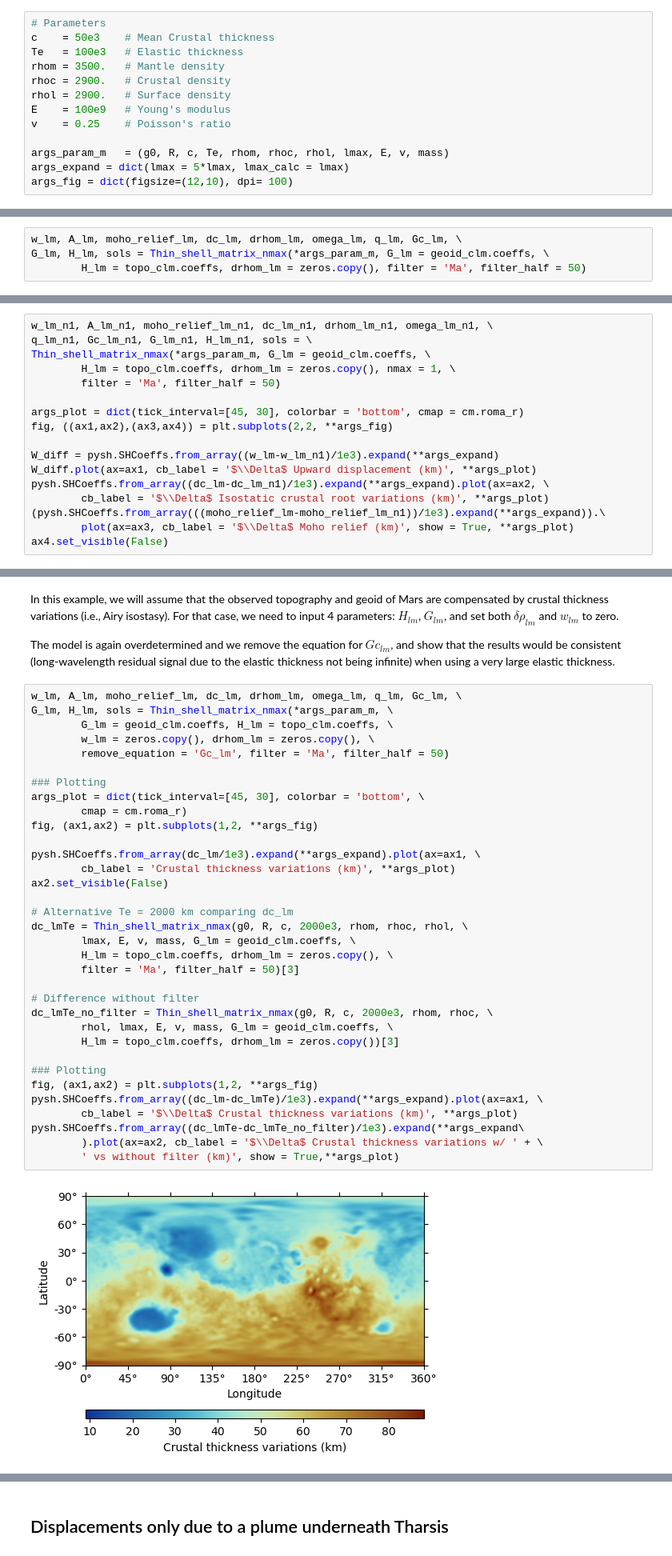
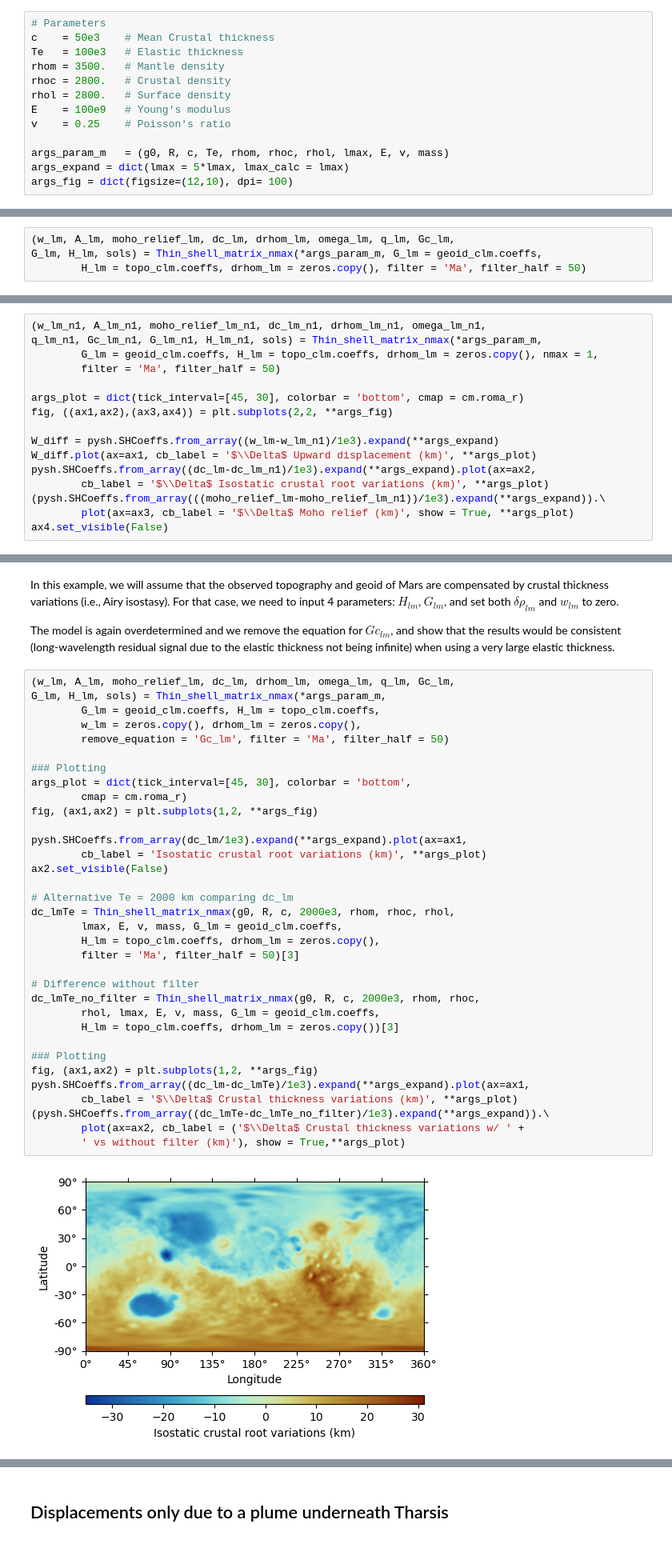
Before and after one commit to AB-Ares/Displacement_strain_planet, a Jupyter notebook: examples/Run_demo.ipynb, the cells around one changed output, grey strips where cells are left out. Shown at 80% size. Cells and saved outputs as stored; diff of their text form.

```diff
--- a/examples/Run_demo.ipynb
+++ b/examples/Run_demo.ipynb
@@ -49,8 +49,8 @@ We set some initial parameters for the upcoming inversion and send it to argumen
 c    = 50e3    # Mean Crustal thickness
 Te   = 100e3   # Elastic thickness
 rhom = 3500.   # Mantle density
-rhoc = 2900.   # Crustal density
-rhol = 2900.   # Surface density
+rhoc = 2800.   # Crustal density
+rhol = 2800.   # Surface density
 E    = 100e9   # Young's modulus
 v    = 0.25    # Poisson's ratio
 
@@ -89,7 +89,7 @@ The function outputs the following spherical harmonic coefficients: \
 
 And the linear solution `sols` are expressed as lambda functions (size lmax+1) of all components. Lambda functions can be used to re-calculate the same problem with different inputs very fast.
 # %%
-w_lm, A_lm, moho_relief_lm, dc_lm, drhom_lm, omega_lm, q_lm, Gc_lm, \
-G_lm, H_lm, sols = Thin_shell_matrix_nmax(*args_param_m, G_lm = geoid_clm.coeffs, \
+(w_lm, A_lm, moho_relief_lm, dc_lm, drhom_lm, omega_lm, q_lm, Gc_lm,
+G_lm, H_lm, sols) = Thin_shell_matrix_nmax(*args_param_m, G_lm = geoid_clm.coeffs,
         H_lm = topo_clm.coeffs, drhom_lm = zeros.copy(), filter = 'Ma', filter_half = 50)
 # %% [markdown]
@@ -118,10 +118,9 @@ ax4.set_visible(False)
 # %% [markdown]
 By default, the `Thin_shell_matrix_nmax` function computes the non-linear finite-amplitude corrections in an iterative manner. Let's compare what the difference would be assuming a mass-sheet case, which can be obtained by setting the optional `nmax` parameter to 1.
 # %%
-w_lm_n1, A_lm_n1, moho_relief_lm_n1, dc_lm_n1, drhom_lm_n1, omega_lm_n1, \
-q_lm_n1, Gc_lm_n1, G_lm_n1, H_lm_n1, sols = \
-Thin_shell_matrix_nmax(*args_param_m, G_lm = geoid_clm.coeffs, \
-        H_lm = topo_clm.coeffs, drhom_lm = zeros.copy(), nmax = 1, \
+(w_lm_n1, A_lm_n1, moho_relief_lm_n1, dc_lm_n1, drhom_lm_n1, omega_lm_n1,
+q_lm_n1, Gc_lm_n1, G_lm_n1, H_lm_n1, sols) = Thin_shell_matrix_nmax(*args_param_m,
+        G_lm = geoid_clm.coeffs, H_lm = topo_clm.coeffs, drhom_lm = zeros.copy(), nmax = 1,
         filter = 'Ma', filter_half = 50)
 
 args_plot = dict(tick_interval=[45, 30], colorbar = 'bottom', cmap = cm.roma_r)
@@ -129,7 +128,7 @@ fig, ((ax1,ax2),(ax3,ax4)) = plt.subplots(2,2, **args_fig)
 
 W_diff = pysh.SHCoeffs.from_array((w_lm-w_lm_n1)/1e3).expand(**args_expand)
 W_diff.plot(ax=ax1, cb_label = '$\\Delta$ Upward displacement (km)', **args_plot)
-pysh.SHCoeffs.from_array((dc_lm-dc_lm_n1)/1e3).expand(**args_expand).plot(ax=ax2, \
+pysh.SHCoeffs.from_array((dc_lm-dc_lm_n1)/1e3).expand(**args_expand).plot(ax=ax2,
         cb_label = '$\\Delta$ Isostatic crustal root variations (km)', **args_plot)
 (pysh.SHCoeffs.from_array(((moho_relief_lm-moho_relief_lm_n1))/1e3).expand(**args_expand)).\
         plot(ax=ax3, cb_label = '$\\Delta$ Moho relief (km)', show = True, **args_plot)
@@ -187,38 +186,38 @@ In this example, we will assume that the observed topography and geoid of Mars a
 
 The model is again overdetermined and we remove the equation for $Gc_{lm}$, and show that the results would be consistent (long-wavelength residual signal due to the elastic thickness not being infinite) when using a very large elastic thickness.
 # %%
-w_lm, A_lm, moho_relief_lm, dc_lm, drhom_lm, omega_lm, q_lm, Gc_lm, \
-G_lm, H_lm, sols = Thin_shell_matrix_nmax(*args_param_m, \
-        G_lm = geoid_clm.coeffs, H_lm = topo_clm.coeffs, \
-        w_lm = zeros.copy(), drhom_lm = zeros.copy(), \
+(w_lm, A_lm, moho_relief_lm, dc_lm, drhom_lm, omega_lm, q_lm, Gc_lm,
+G_lm, H_lm, sols) = Thin_shell_matrix_nmax(*args_param_m,
+        G_lm = geoid_clm.coeffs, H_lm = topo_clm.coeffs,
+        w_lm = zeros.copy(), drhom_lm = zeros.copy(),
         remove_equation = 'Gc_lm', filter = 'Ma', filter_half = 50)
 
 ### Plotting
-args_plot = dict(tick_interval=[45, 30], colorbar = 'bottom', \
+args_plot = dict(tick_interval=[45, 30], colorbar = 'bottom',
         cmap = cm.roma_r)
 fig, (ax1,ax2) = plt.subplots(1,2, **args_fig)
 
-pysh.SHCoeffs.from_array(dc_lm/1e3).expand(**args_expand).plot(ax=ax1, \
-        cb_label = 'Crustal thickness variations (km)', **args_plot)
+pysh.SHCoeffs.from_array(dc_lm/1e3).expand(**args_expand).plot(ax=ax1,
+        cb_label = 'Isostatic crustal root variations (km)', **args_plot)
 ax2.set_visible(False)
 
 # Alternative Te = 2000 km comparing dc_lm
-dc_lmTe = Thin_shell_matrix_nmax(g0, R, c, 2000e3, rhom, rhoc, rhol, \
-        lmax, E, v, mass, G_lm = geoid_clm.coeffs, \
-        H_lm = topo_clm.coeffs, drhom_lm = zeros.copy(), \
+dc_lmTe = Thin_shell_matrix_nmax(g0, R, c, 2000e3, rhom, rhoc, rhol,
+        lmax, E, v, mass, G_lm = geoid_clm.coeffs,
+        H_lm = topo_clm.coeffs, drhom_lm = zeros.copy(),
         filter = 'Ma', filter_half = 50)[3]
 
 # Difference without filter
-dc_lmTe_no_filter = Thin_shell_matrix_nmax(g0, R, c, 2000e3, rhom, rhoc, \
-        rhol, lmax, E, v, mass, G_lm = geoid_clm.coeffs, \
+dc_lmTe_no_filter = Thin_shell_matrix_nmax(g0, R, c, 2000e3, rhom, rhoc,
+        rhol, lmax, E, v, mass, G_lm = geoid_clm.coeffs,
         H_lm = topo_clm.coeffs, drhom_lm = zeros.copy())[3]
 
 ### Plotting
 fig, (ax1,ax2) = plt.subplots(1,2, **args_fig)
-pysh.SHCoeffs.from_array((dc_lm-dc_lmTe)/1e3).expand(**args_expand).plot(ax=ax1, \
+pysh.SHCoeffs.from_array((dc_lm-dc_lmTe)/1e3).expand(**args_expand).plot(ax=ax1,
         cb_label = '$\\Delta$ Crustal thickness variations (km)', **args_plot)
-pysh.SHCoeffs.from_array((dc_lmTe-dc_lmTe_no_filter)/1e3).expand(**args_expand\
-        ).plot(ax=ax2, cb_label = '$\\Delta$ Crustal thickness variations w/ ' + \
-        ' vs without filter (km)', show = True,**args_plot)
+(pysh.SHCoeffs.from_array((dc_lmTe-dc_lmTe_no_filter)/1e3).expand(**args_expand)).\
+        plot(ax=ax2, cb_label = ('$\\Delta$ Crustal thickness variations w/ ' +
+        ' vs without filter (km)'), show = True,**args_plot)
 # %% [output]
-[figure, old version]
+[figure, new version]
```
Also changed, not shown: parts of 18 cells of this notebook, 15 other files.
